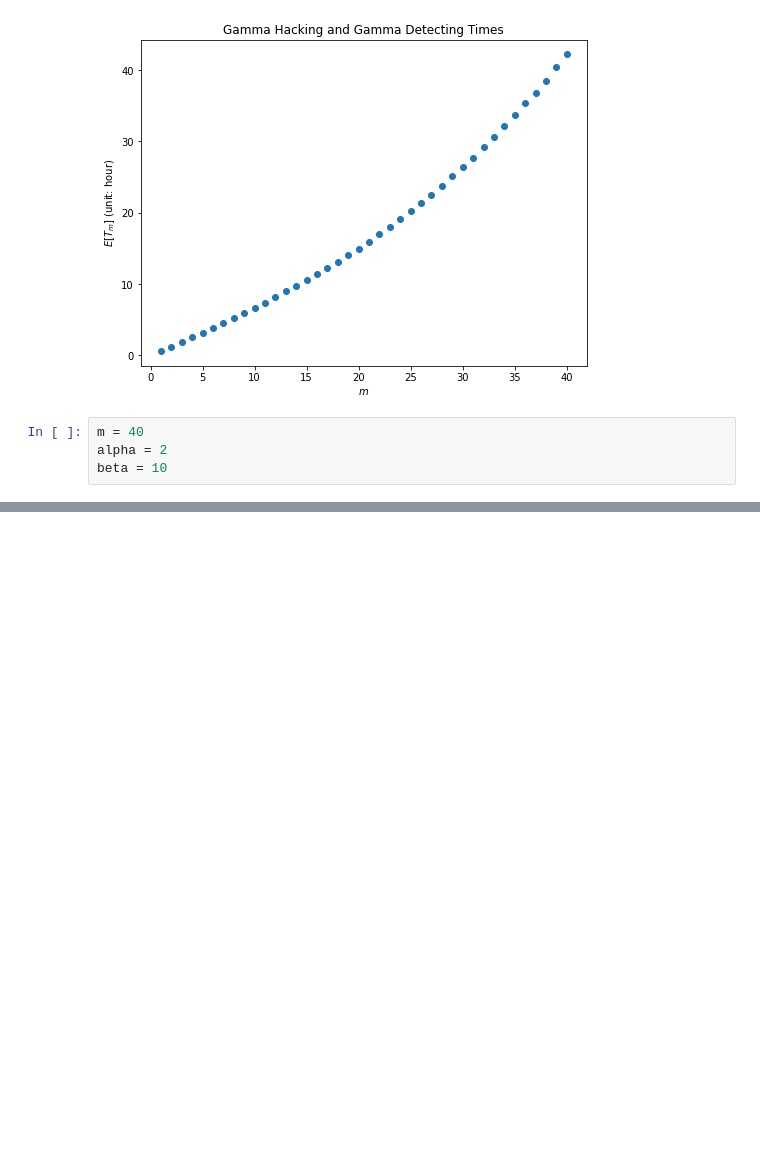
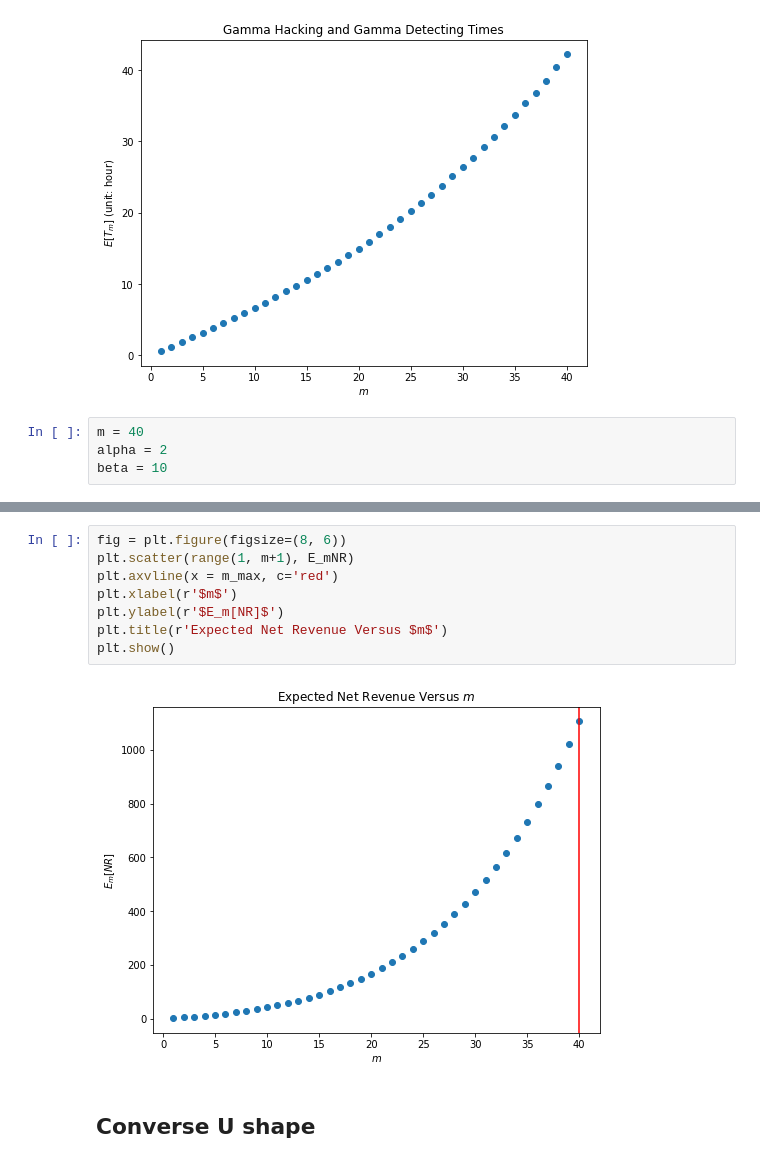
Before and after one commit to xuxiufeng/Blockchain_Simulations_Revised, a Jupyter notebook: Expected_Time_Gamma_and_Gamma.ipynb, the cells around one changed output, grey strips where cells are left out. Drawn from its saved outputs; the diff is of its cells as text; blank space fills up the shorter version.

```diff
--- a/Expected_Time_Gamma_and_Gamma.ipynb
+++ b/Expected_Time_Gamma_and_Gamma.ipynb
@@ -67,0 +83,12 @@ plt.show()
+# %%
+fig = plt.figure(figsize=(8, 6))
+plt.scatter(range(1, m+1), E_mNR)
+plt.axvline(x = m_max, c='red')
+plt.xlabel(r'$m$')
+plt.ylabel(r'$E_m[NR]$')
+plt.title(r'Expected Net Revenue Versus $m$')
+plt.show()
+# %% [output]
+[figure, added]
+# %% [markdown]
+## Converse U shape
```
Also changed, not shown: parts of 7 cells of this notebook.
